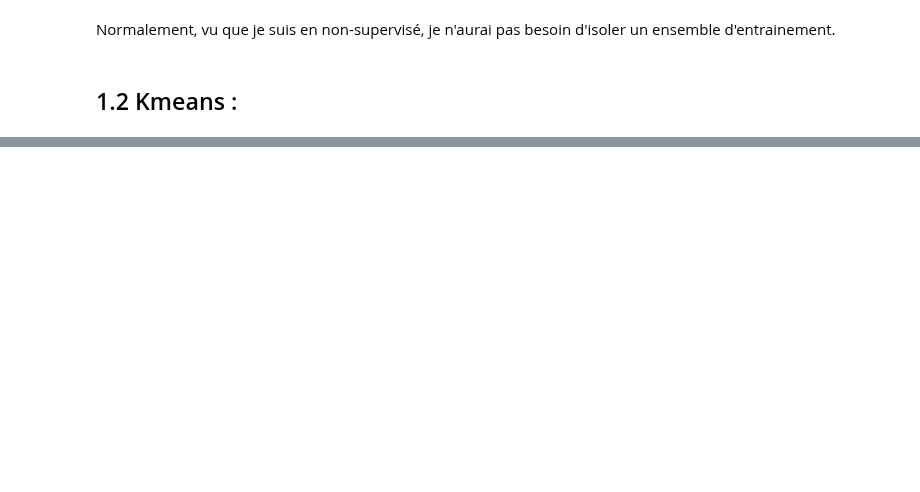
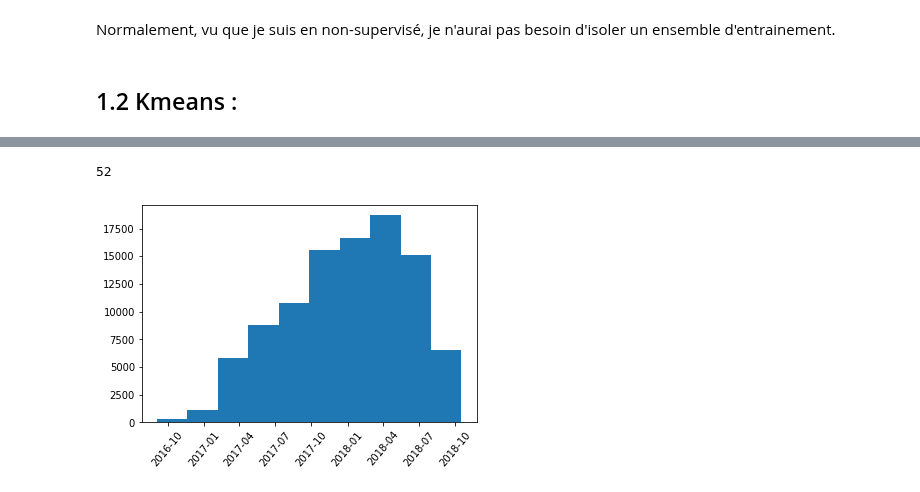
Before and after one commit to ClaireGayral/formation_openclassroom, a Jupyter notebook: P4_gayral_claire/essais.ipynb, the cells around one changed output, grey strips where cells are left out. Drawn from its saved outputs; the diff is of its cells as text; code cells hidden in the pictures; blank space fills up the shorter version.

Commit message:
feature engineering - tackle seasons, not cleanned

```diff
--- a/P4_gayral_claire/essais.ipynb
+++ b/P4_gayral_claire/essais.ipynb
@@ -24,13 +24,22 @@ data_path = "/home/clairegayral/Documents/openclassroom/data/P4/"
 res_path = "/home/clairegayral/Documents/openclassroom/res/P4/"
 
 ## my .py :
-from script00_P4_preprocessing import *
+# from script00_P4_preprocessing import *
 from script01_duplicates import *
 from script02_missing_values_treatment import *
 from script03_univariate_analysis import *
 from script04_multivariate_analysis import *
 from script05_CV_regression import *
 from script06_reduce_dim import *
+from script07_customer_clustering import *
+# my_customers.to_csv(res_path+"checkpoints/"+"my_customers.csv")
+# my_orders.to_csv(res_path+"checkpoints/"+"my_orders.csv")
+# my_products.to_csv(res_path+"checkpoints/"+"my_products.csv")
+# rfm.to_csv(res_path+"checkpoints/"+"rfm.csv")
+rfm = pd.read_csv(res_path+"checkpoints/"+"rfm.csv",index_col=0)
+my_orders = pd.read_csv(res_path+"checkpoints/"+"my_orders.csv",index_col=0)
+
+
 
 from sklearn import model_selection
 from sklearn import preprocessing
@@ -296,0 +345,23 @@ def pseudo_cv_cluster(X, my_meth, param_grid, my_score, cv = 5):
+# %%
+pd.to_datetime("2021-02-21", format = "%Y-%m-%d").day_of_year
+# %% [output]
+52
+# %%
+##
+y = pd.to_datetime(my_orders["order_purchase_date"],
+                               format = "%Y-%m-%d")
+plt.hist(y)
+plt.xticks(rotation=50)
+from datetime import date, datetime
+Y = 2000
+season_dates = [("winter",date(Y,1,1),date(Y,2,20)),
+                ("sping",date(Y,2,21),date(Y,5,20)),
+                ("summer",date(Y,5,21),date(Y,9,20)),
+                ("autumn",date(Y,9,21),date(Y,12,20)),
+                ("winter",date(Y,12,21),date(Y,12,31)),]
+
+
+# next(season for season, (start, end) in seasons
+#                 if start <= my_date <= end)
+# %% [output]
+[figure, added]
```
Also changed, not shown: parts of 38 cells of this notebook, 1 other file.
